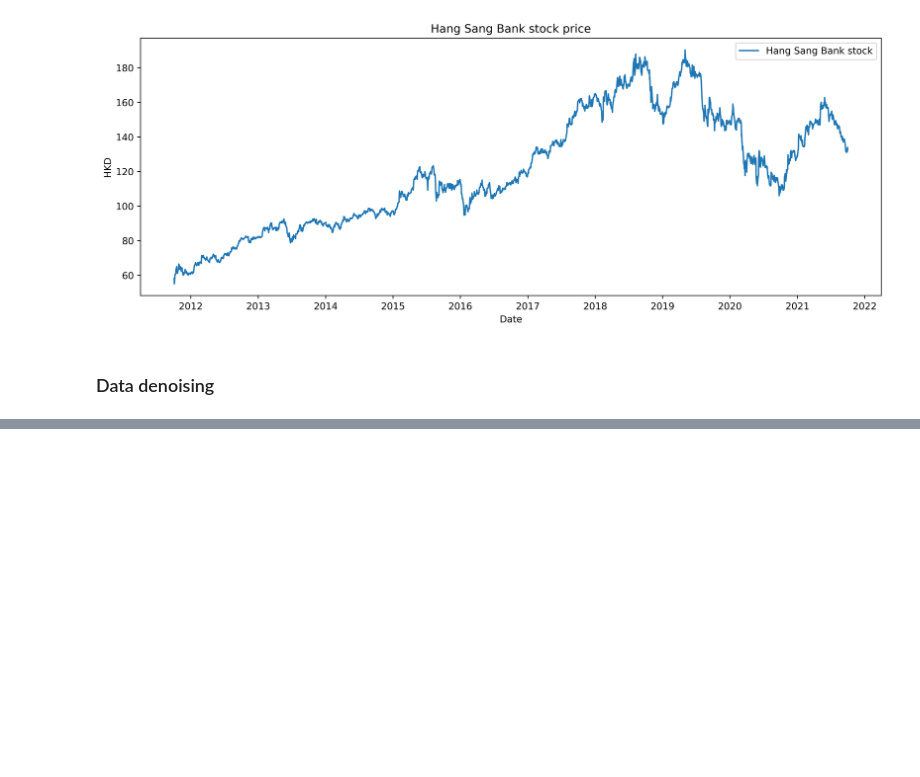
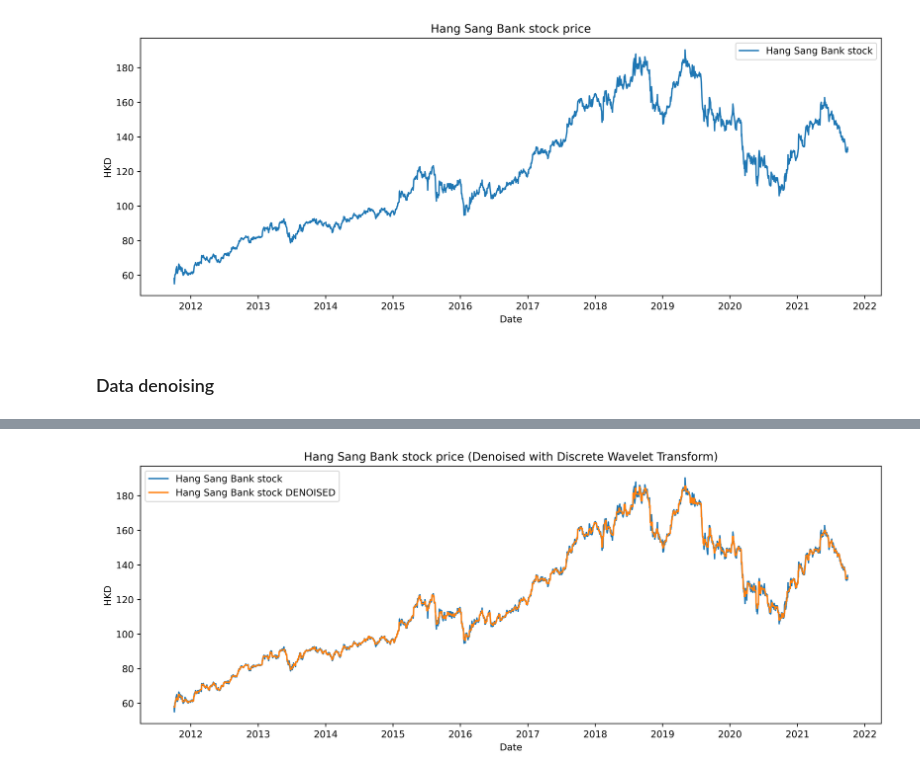
Before and after one commit to wilsonvolker/comparative-study-bgru-gan-model, a Jupyter notebook: 2. Data Processing.ipynb, the cells around one changed output, grey strips where cells are left out. Saved outputs shown, nothing was run; the diff lists cells and outputs as text; code cells hidden in the pictures; blank space fills up the shorter version.

```diff
--- a/2. Data Processing.ipynb
+++ b/2. Data Processing.ipynb
@@ -259,0 +221,17 @@ plt.show()
+# %%
+if not isinstance(d_denoised["0011.HK"]["Date"][0], datetime):
+    d_denoised["0011.HK"]["Date"] = d_denoised["0011.HK"]["Date"].apply(parse_string_to_datetime)
+
+plt.figure(figsize=(14, 5), dpi=500, facecolor="white")
+plt.plot(d["0011.HK"]['Date'], d["0011.HK"]['Close'], label='Hang Sang Bank stock')
+plt.plot(d_denoised["0011.HK"]['Date'], d_denoised["0011.HK"]['Close'], label='Hang Sang Bank stock DENOISED')
+# plt.vlines(date(2016,4, 20), 0, 270, linestyles='--', colors='gray', label='Train/Test data cut-off')
+plt.xlabel('Date')
+plt.ylabel('HKD')
+plt.title('Hang Sang Bank stock price (Denoised with Discrete Wavelet Transform)')
+plt.legend()
+create_dir_if_not_exist(DIAGRAMS_PATH)
+plt.savefig('{}/{}.png'.format(DIAGRAMS_PATH, plt.gca().get_title()))
+plt.show()
+# %% [output]
+[figure, added]
```
Also changed, not shown: parts of 16 cells of this notebook, 4 other files.
